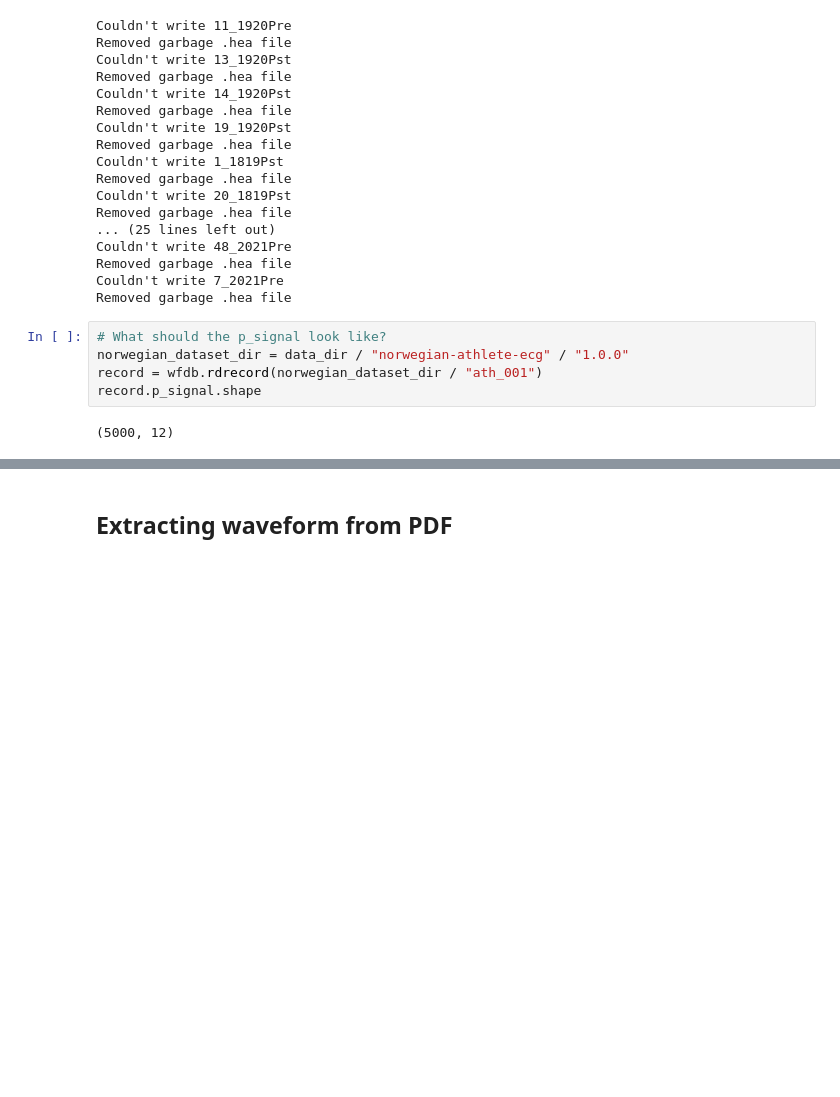
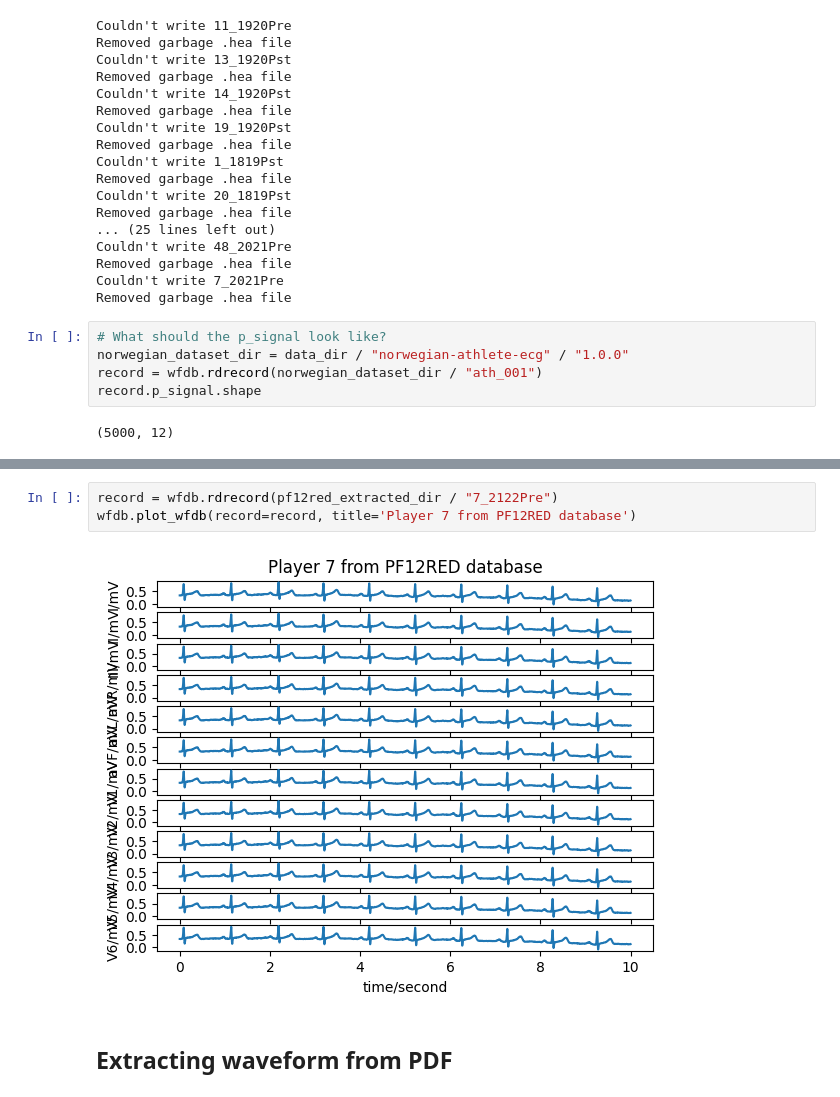
Before and after one commit to ShaunKyle/MisdiagnosisOfAthleteECG, a Jupyter notebook: nbs/pf12red-dataset.ipynb, the cells around one changed output, grey strips where cells are left out. Saved outputs shown, nothing was run; the diff lists cells and outputs as text; blank space fills up the shorter version.

```diff
--- a/nbs/pf12red-dataset.ipynb
+++ b/nbs/pf12red-dataset.ipynb
@@ -166,2 +175,7 @@ record.p_signal.shape
+# %%
+record = wfdb.rdrecord(pf12red_extracted_dir / "7_2122Pre")
+wfdb.plot_wfdb(record=record, title='Player 7 from PF12RED database')
+# %% [output]
+[figure, added]
 # %% [markdown]
 ## Extracting waveform from PDF
```
Also changed, not shown: parts of 4 cells of this notebook.
